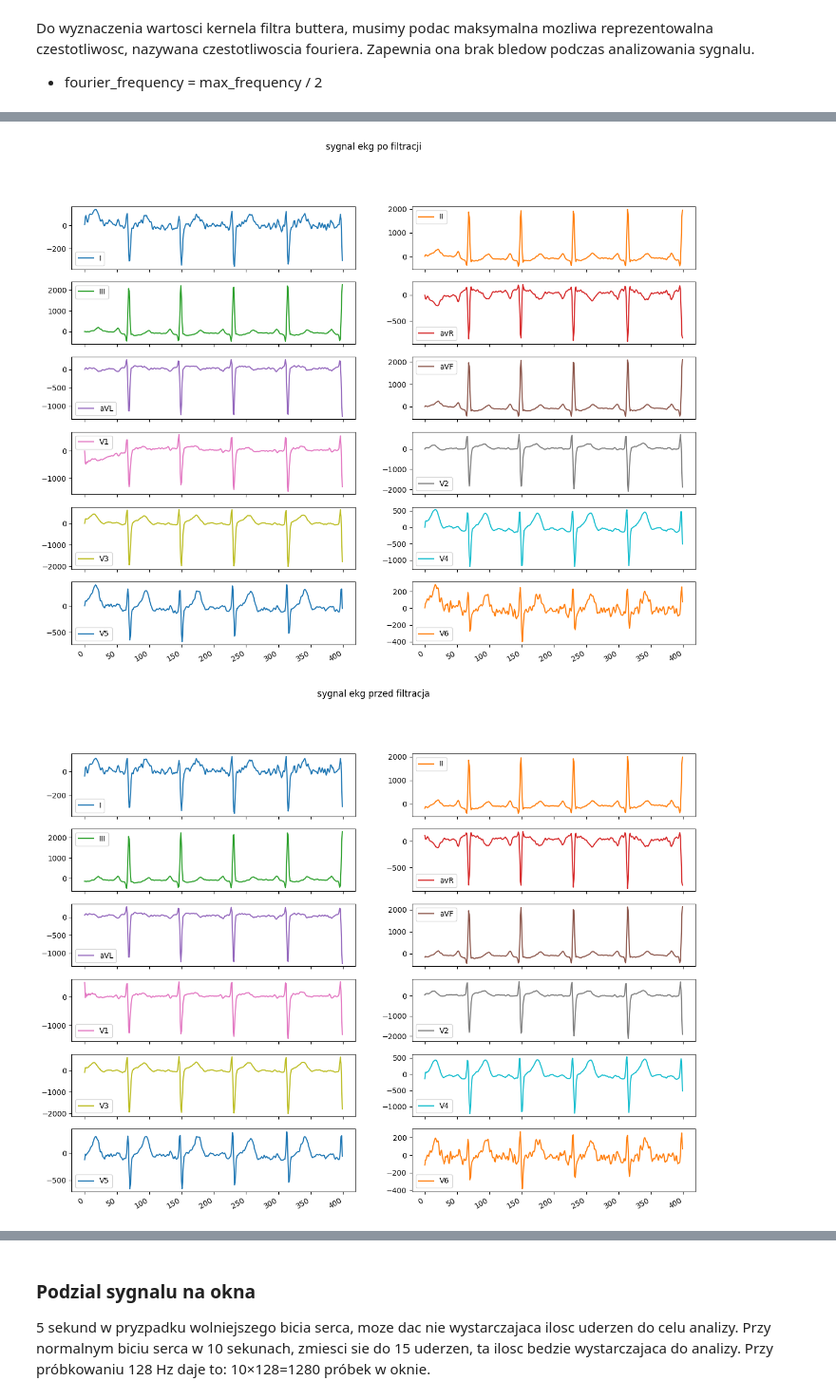
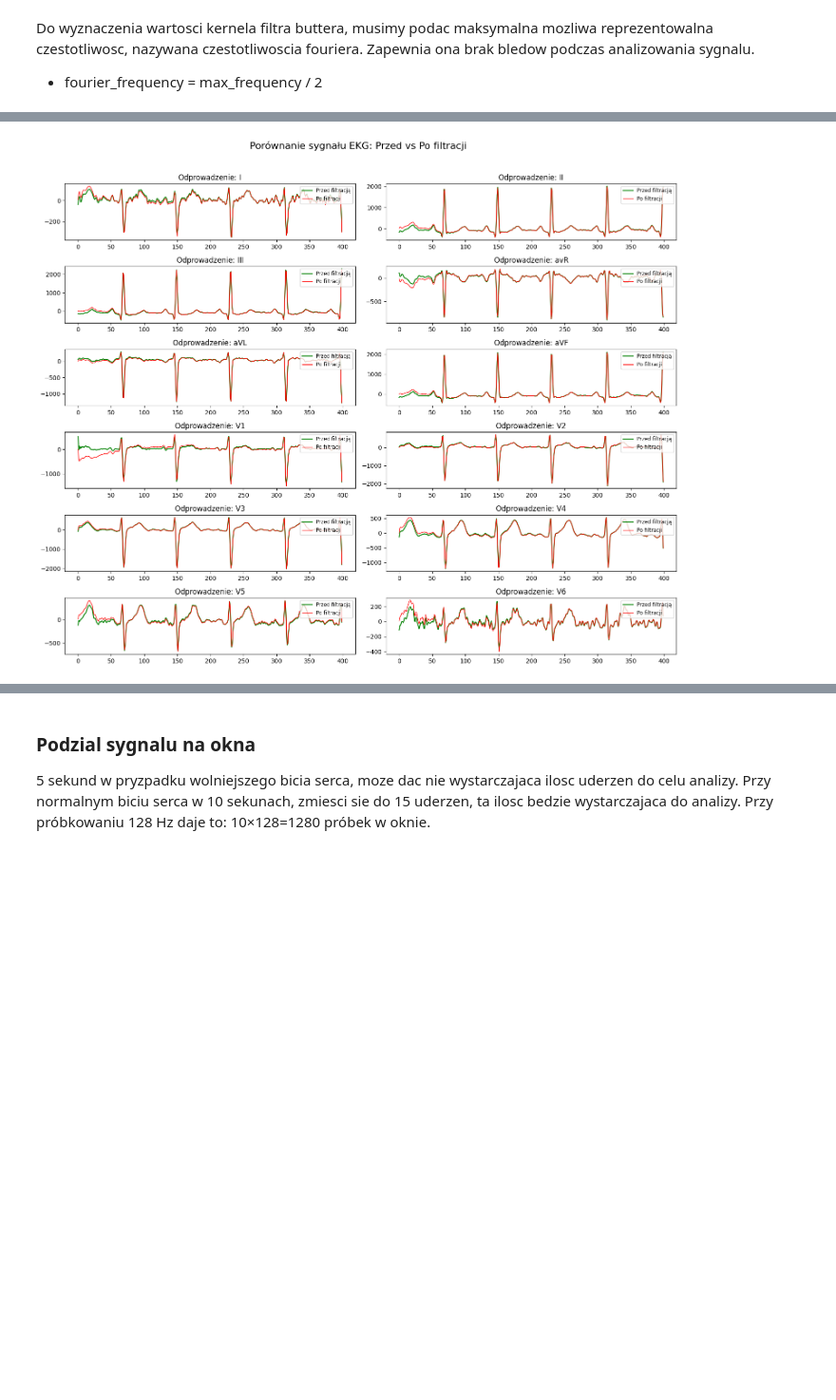
Before and after one commit to MichaelL200/Projekt-EKG, a Jupyter notebook: z2.ipynb, the cells around one changed output, grey strips where cells are left out. Shown at 95% size. Saved outputs shown, nothing was run; the diff lists cells and outputs as text; code cells hidden in the pictures; blank space fills up the shorter version.

```diff
--- a/z2.ipynb
+++ b/z2.ipynb
@@ -80,30 +83,24 @@ Do wyznaczenia wartosci kernela filtra buttera, musimy podac maksymalna mozliwa
 # %%
 def filter_ekg(signal_data, frequency = 128):
 
-    """
-    calculating needed frequencies
-    """
 
     fourier_frequency = frequency/2
-    low_cut = 0.5
-    high_cut = 40
+    low_cut = 0.5 #czestotliwosci wolniejsze od 0.5 to najprawdopodniej ruch klatki piersiowej, powodujacy drift
+    high_cut = 40 # w tym przedziale znajduje sie najwiecej zlamkow, wieksze wartosci to w wiekszosci szum
 
     normalized_low_cut = low_cut/fourier_frequency
     normalized_high_cut = high_cut/fourier_frequency
-
-    """
-    calculating signal nominators and denominator using butter signal
-    """
 
     b,a = butter(N = 4, Wn=[normalized_low_cut, normalized_high_cut], btype='band')
 
     filtered_data = filtfilt(b, a, signal_data, axis = 0)
 
-    return filtered_data
+    filtered_frame = pd.DataFrame(filtered_data, columns=signal_data.columns)
 
-clean_data_array = filter_ekg(resampled_df)
+    return filtered_frame
 
-clean_df = pd.DataFrame(clean_data_array, columns=resampled_df.columns)
+clean_df = filter_ekg(resampled_df)
+
 clean_df.head()
 # %% [output]
 |  | I | II | III | avR | aVL | aVF | V1 | V2 | V3 | V4 | V5 | ... |
@@ -115,13 +112,28 @@ clean_df.head()
 # %%
 subset_clean = clean_df.iloc[:400]
 subset_raw = resampled_df[:400]
-subset_clean.plot(subplots=True, layout=(6,2), figsize=(15,12), title="sygnal ekg po filtracji")
+import matplotlib.pyplot as plt
+
+columns = subset_clean.columns
+
+fig, axes = plt.subplots(nrows=6, ncols=2, figsize=(15, 12))
+
+axes = axes.flatten()
+
+
+
+for i, col in enumerate(columns):
+
+    subset_raw[col].plot(ax=axes[i], label='Przed filtracją', color='green')
+
+    subset_clean[col].plot(ax=axes[i], label='Po filtracji', color='red', linewidth=1)
+
+    axes[i].set_title(f"Odprowadzenie: {col}")
+    axes[i].legend(loc='upper right', fontsize='small')
+
+
+plt.suptitle("Porównanie sygnału EKG: Przed vs Po filtracji", y=1.02, fontsize=16)
+plt.tight_layout()
 plt.show()
-subset_raw.plot(subplots=True, layout=(6,2), figsize=(15,12), title="sygnal ekg przed filtracja")
-plt.show()
-
-print(clean_df.head())
-print(resampled_df.head())
 # %% [output]
-[figure, old version]
+[figure, new version]
-[figure, removed]
```
Also changed, not shown: parts of 20 cells of this notebook.
